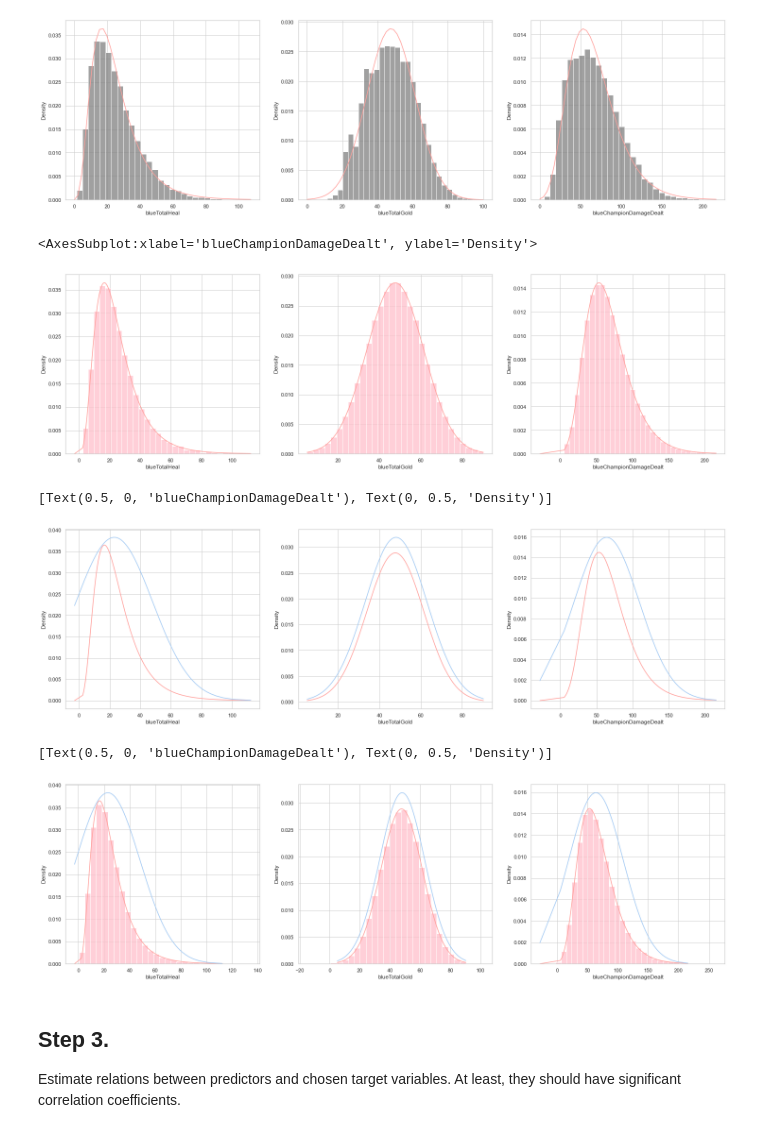
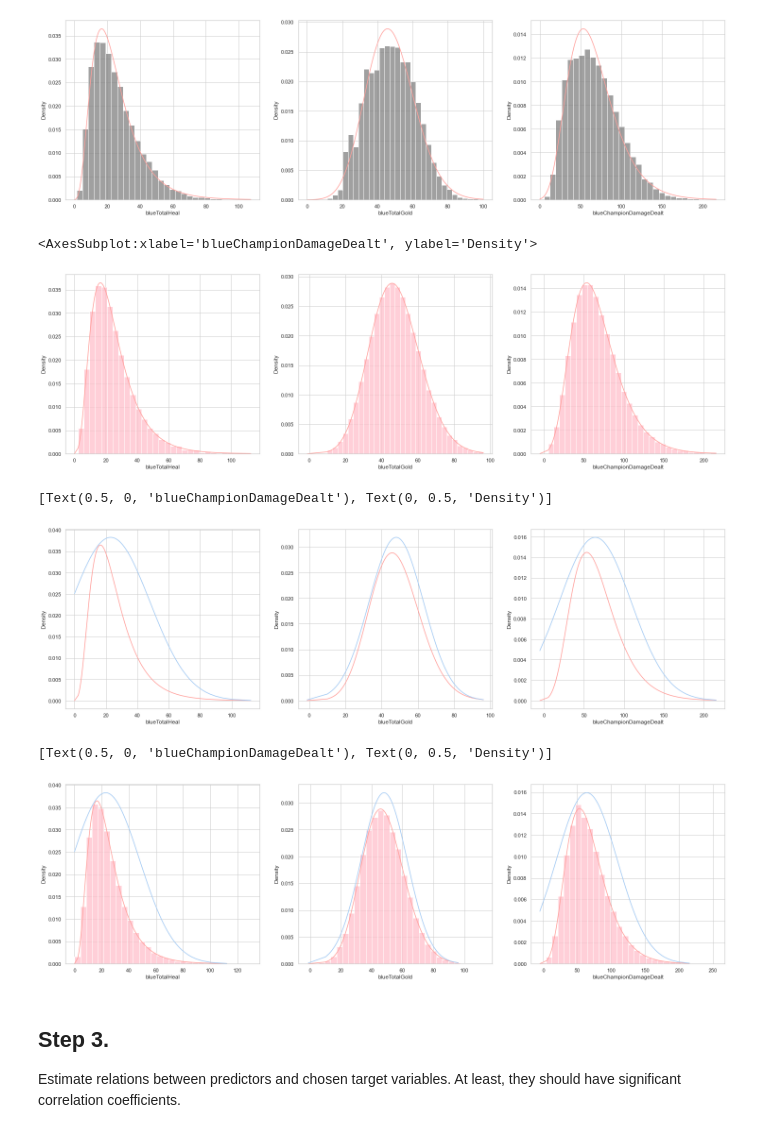
Before and after one commit to vandosik/M-M-MSA, a Jupyter notebook: Lab_3/lab_3.ipynb, the cells around one changed output. Drawn from its saved outputs; the diff is of its cells as text; code cells hidden in the pictures.

Commit message:
changed norm to chi2

```diff
--- a/Lab_3/lab_3.ipynb
+++ b/Lab_3/lab_3.ipynb
@@ -99,11 +99,12 @@ Predictors:
 Using univariate parametric distributions that were fitted in Lab#2 (or Lab#1) make sampling of chosen target variables. Use for this 2 different sampling methods.
 # %%
 # Bring 3 target univariate parametric distributions from Lab 1
+sns.set_theme(style='whitegrid', palette='pastel')
 fig, axes = plt.subplots(1, 3, figsize=(25, 7))
 for i, col_name in enumerate(targets_df):
     sns.histplot(source_df[col_name], kde=False, bins=30, stat='density', ax=axes[i], palette='Set3', color = 'grey')
     max_amount = targets_df[col_name].max()
-    x = np.linspace(0, max_amount)
+    x = np.linspace(0, max_amount, 1000)
 
     if col_name == 'blueChampionDamageDealt' or col_name == 'blueTotalHeal':
         # The lognorm distribution parameters are determined using the fit function based on the maximum likelihood method
@@ -111,8 +112,8 @@ for i, col_name in enumerate(targets_df):
         pdf_mle = sp.stats.lognorm.pdf(x, *mle_params)
 
     elif col_name == 'blueTotalGold':
-        mle_params = sp.stats.norm.fit(source_df[col_name])
-        pdf_mle = sp.stats.norm.pdf(x, *mle_params)
+        mle_params = sp.stats.chi2.fit(source_df[col_name])
+        pdf_mle = sp.stats.chi2.pdf(x, *mle_params)
 
     axes[i].plot(x, pdf_mle, color='r')
 # %% [output]
@@ -122,7 +123,7 @@ for i, col_name in enumerate(targets_df):
 fig, axes = plt.subplots(1, 3, figsize=(25, 7))
 
 params_1 = sp.stats.lognorm.fit(targets_df['blueTotalHeal'], loc=1.1, scale=1.1)
-x = np.linspace(0, 100, 1000)
+x = np.linspace(0.001, 100, 1000)
 ppf_1 = sp.stats.lognorm.ppf(x / 100.0, *params_1)
 pdf_1 = sp.stats.lognorm.pdf(ppf_1, *params_1)
 axes[0].plot(ppf_1, pdf_1 , 'r')
@@ -130,17 +131,17 @@ axes[0].set(xlabel='blueTotalHeal')
 synthetic_data=ppf_1[1:ppf_1.size-1]
 sns.histplot(synthetic_data, kde=False, bins=30, stat='density', ax=axes[0], palette='Set3', color = 'pink')
 
-params_2 = sp.stats.norm.fit(targets_df['blueTotalGold'])
-x = np.linspace(0, 100, 1000)
-ppf_2 = sp.stats.norm.ppf(x / 100.0, *params_2)
-pdf_2 = sp.stats.norm.pdf(ppf_2, *params_2)
+params_2 = sp.stats.chi2.fit(targets_df['blueTotalGold'])
+x = np.linspace(0.001, 100, 1000)
+ppf_2 = sp.stats.chi2.ppf(x / 100.0, *params_2)
+pdf_2 = sp.stats.chi2.pdf(ppf_2, *params_2)
 axes[1].plot(ppf_2, pdf_2 , 'r')
 axes[1].set(xlabel='blueTotalGold')
 synthetic_data=ppf_2[1:ppf_2.size-1]
 sns.histplot(synthetic_data, kde=False, bins=30, stat='density', ax=axes[1], palette='Set3', color = 'pink')
 
 params_3 = sp.stats.lognorm.fit(targets_df['blueChampionDamageDealt'], loc=1.1, scale=1.1)
-x = np.linspace(0, 100, 1000)
+x = np.linspace(0.001, 100, 1000)
 ppf_3 = sp.stats.lognorm.ppf(x / 100.0, *params_3)
 pdf_3 = sp.stats.lognorm.pdf(ppf_3, *params_3)
 axes[2].plot(ppf_3, pdf_3 , 'r')
@@ -149,7 +150,7 @@ synthetic_data=ppf_3[1:ppf_3.size-1]
 sns.histplot(synthetic_data, kde=False, bins=30, stat='density', ax=axes[2], palette='Set3', color = 'pink')
 # %% [output]
 <AxesSubplot:xlabel='blueChampionDamageDealt', ylabel='Density'>
-[figure, old version]
+[figure, new version]
 # %%
 # Accept-Reject sampling
 
@@ -182,7 +183,7 @@ axes[2].plot(ppf_3, multiplier * gaussian_3 , 'b')
 axes[2].set(xlabel='blueChampionDamageDealt', ylabel='Density')
 # %% [output]
 [Text(0.5, 0, 'blueChampionDamageDealt'), Text(0, 0.5, 'Density')]
-[figure, old version]
+[figure, new version]
 # %%
 fig, axes = plt.subplots(1, 3, figsize=(25, 7))
 
@@ -203,35 +204,35 @@ axes[0].plot(ppf_1, multiplier * gaussian_1 , 'b')
 axes[0].set(xlabel='blueTotalHeal', ylabel='Density')
 
 samples_2 = []
 multiplier = 1.2
 for _ in range(N):
     candidate = np.random.normal(48, 15)
-    prob_accept = sp.stats.norm.pdf(candidate, *params_2) / (multiplier * gaussian(candidate, 48, 15))
+    prob_accept = sp.stats.chi2.pdf(candidate, *params_2) / (multiplier * gaussian(candidate, 48, 15))
     #accept with the calculated probability
     if np.random.random() < prob_accept:
         samples_2.append(candidate)
 
 sns.histplot(samples_2, kde=False, bins=30, stat='density', ax=axes[1], palette='Set3', color = 'pink')
 axes[1].plot(ppf_2, pdf_2 , 'r')
 axes[1].plot(ppf_2, multiplier * gaussian_2 , 'b')
 axes[1].set(xlabel='blueTotalGold', ylabel='Density')
 
 samples_3 = []
 multiplier = 1.8
 for _ in range(N):
     candidate = np.random.normal(64, 45)
     prob_accept = sp.stats.lognorm.pdf(candidate, *params_3) / (multiplier * gaussian(candidate, 64, 45))
     #accept with the calculated probability
     if np.random.random() < prob_accept:
         samples_3.append(candidate)
 
 sns.histplot(samples_3, kde=False, bins=30, stat='density', ax=axes[2], palette='Set3', color = 'pink')
 axes[2].plot(ppf_3, pdf_3 , 'r')
 axes[2].plot(ppf_3, multiplier * gaussian_3 , 'b')
 axes[2].set(xlabel='blueChampionDamageDealt', ylabel='Density')
 # %% [output]
 [Text(0.5, 0, 'blueChampionDamageDealt'), Text(0, 0.5, 'Density')]
-[figure, old version]
+[figure, new version]
 # %% [markdown]
 ## Step 3.
 Estimate relations between predictors and chosen target variables. At least, they should have significant correlation coefficients.
```
Also changed, not shown: parts of 3 cells of this notebook.
